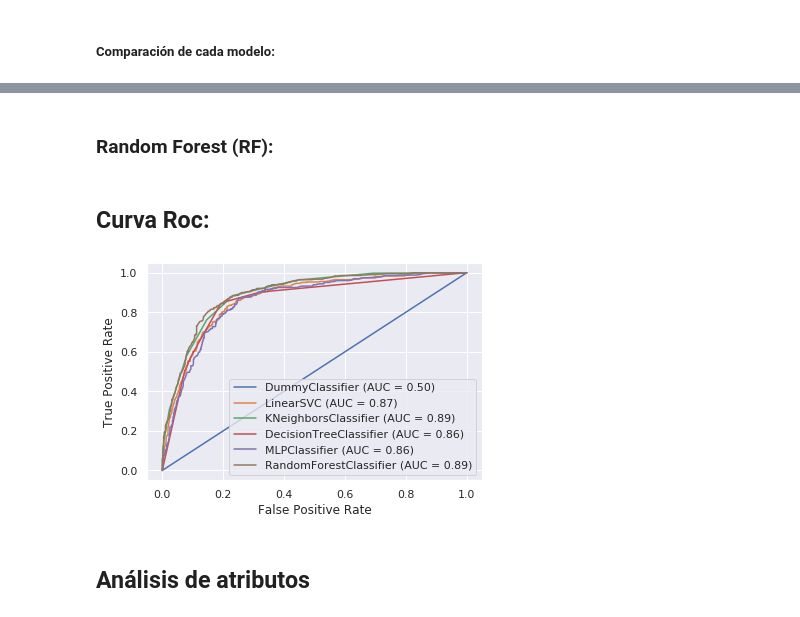
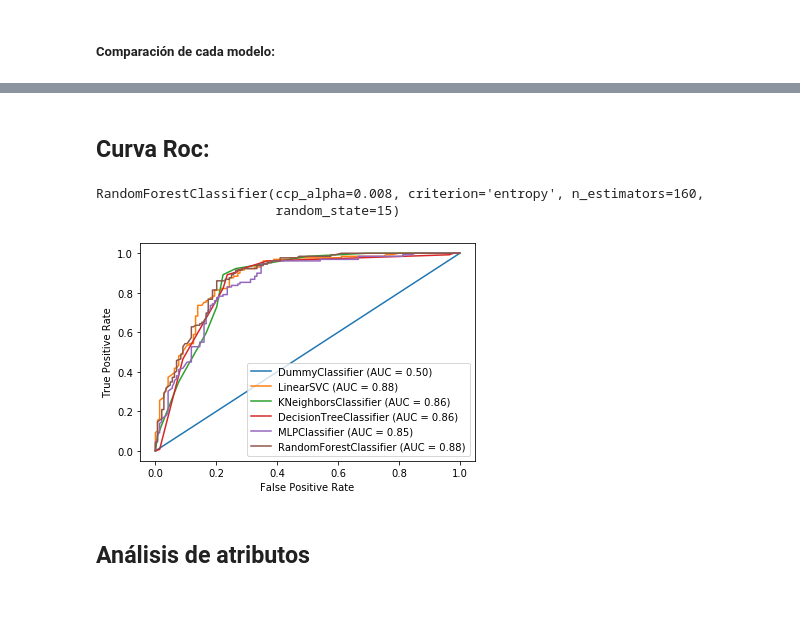
Before and after one commit to patriciacorhid/IN, a Jupyter notebook: P2/P2_visualizacion.ipynb, the cells around one changed output, grey strips where cells are left out. Saved outputs shown, nothing was run; the diff lists cells and outputs as text; code cells hidden in the pictures.

Commit message:
Curva ROC con test/train

```diff
--- a/P2/P2_visualizacion.ipynb
+++ b/P2/P2_visualizacion.ipynb
@@ -686,2 +659,0 @@ tn,tp, fn, fp = validacion_cruzada(mlp_clf, data, target, 5)
-# %% [markdown]
-### Random Forest (RF):
@@ -691,15 +660,42 @@ tn,tp, fn, fp = validacion_cruzada(rf_clf, data, target, 5)
 # %% [markdown]
 ## Curva Roc:
-# %%
-scaler = MinMaxScaler()
-data = scaler.fit_transform(data)
+# %%
+# Separamos los datos en conjunto de entrenamiento y validación
+X_train, X_test, y_train, y_test = model_selection.train_test_split(data, target, test_size=0.3, stratify=target, random_state=0)
+
+# Le aplicamos normalización a los datos, ya que no usaré la función de validación cruzada
+scaler = MinMaxScaler()
+X_train = scaler.fit_transform(X_train)
+X_test = scaler.transform(X_test)
+
+# Entrenamos los modelos
+dummy_clf = DummyClassifier(strategy="most_frequent")
+dummy_clf.fit(X_train, y_train)
+
+svm_clf = LinearSVC(random_state=15, tol=1e-5)
+svm_clf.fit(X_train, y_train)
+
+knn_clf = KNeighborsClassifier(n_neighbors=9)
+knn_clf.fit(X_train, y_train)
+
+tree_clf = DecisionTreeClassifier(random_state=15, ccp_alpha=0.003)
+tree_clf.fit(X_train, y_train)
+
+mlp_clf = MLPClassifier(random_state=15, hidden_layer_sizes=(150,150),activation='tanh',max_iter=800,early_stopping=True)
+mlp_clf.fit(X_train, y_train)
+
+rf_clf = RandomForestClassifier(random_state=15, n_estimators=160, criterion = "entropy", ccp_alpha= 0.008)
+rf_clf.fit(X_train, y_train)
+# %% [output]
+RandomForestClassifier(ccp_alpha=0.008, criterion='entropy', n_estimators=160,
+                       random_state=15)
 # %%
 ax = plt.gca()
 
 for model in [dummy_clf, svm_clf, knn_clf, tree_clf, mlp_clf, rf_clf]:
-    metrics.plot_roc_curve(model, data, target, ax=ax)
+    metrics.plot_roc_curve(model, X_test, y_test, ax=ax)
 # %% [output]
-[figure, old version]
+[figure, new version]
 # %% [markdown]
 ## Análisis de atributos
 # %%
```
Also changed, not shown: parts of 40 cells of this notebook, 3 other files.
